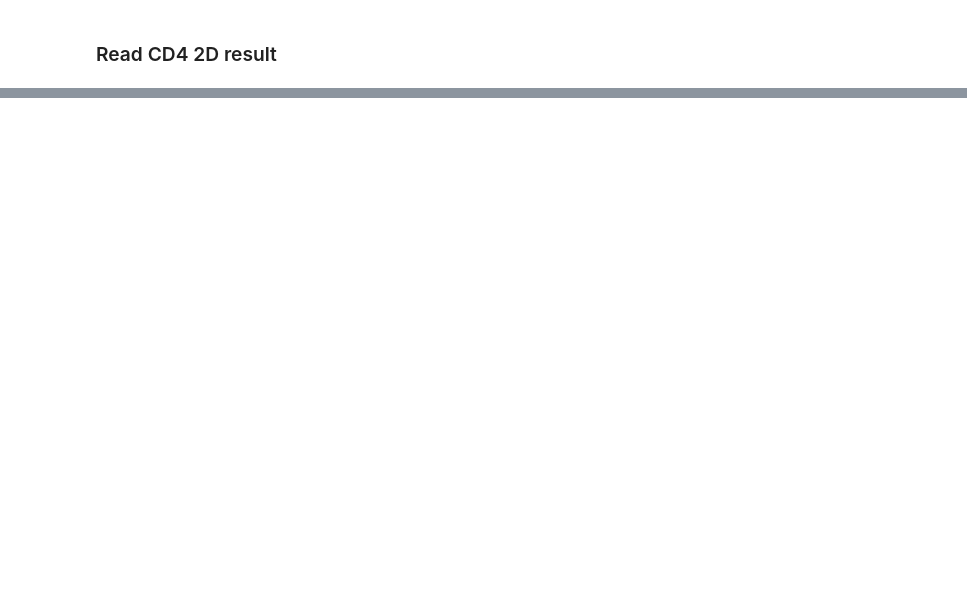
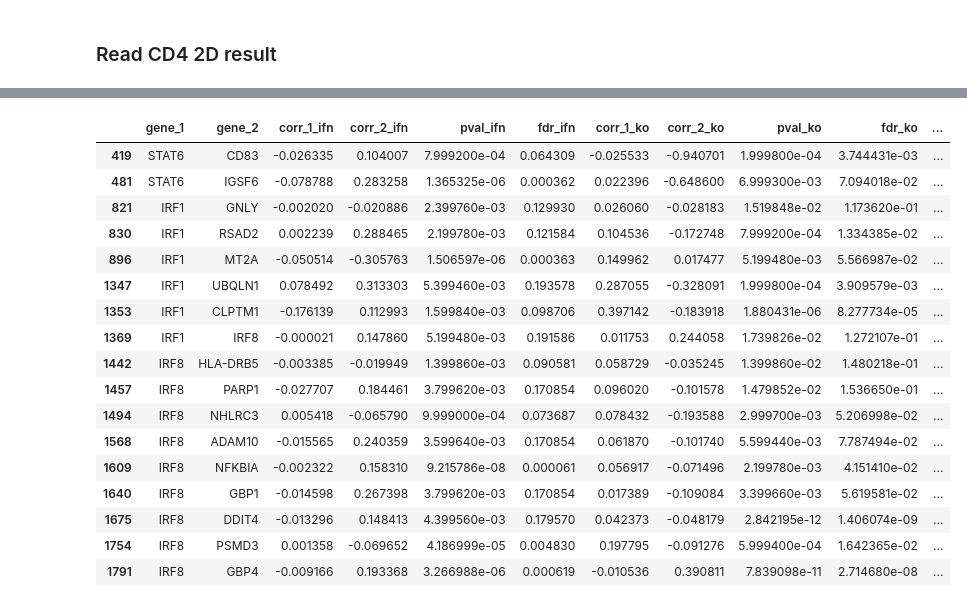
Before and after one commit to yelabucsf/scrna-parameter-estimation, a Jupyter notebook: examples/interferon_stimulation/interferon_cd4_2d_analysis_notebook.ipynb, the cells around one changed output, grey strips where cells are left out. Saved outputs shown, nothing was run; the diff lists cells and outputs as text; code cells hidden in the pictures; blank space fills up the shorter version.

```diff
--- a/examples/interferon_stimulation/interferon_cd4_2d_analysis_notebook.ipynb
+++ b/examples/interferon_stimulation/interferon_cd4_2d_analysis_notebook.ipynb
@@ -68,8 +162,22 @@ def organize_dc_result(result, adata):
 
     df = pd.DataFrame(
         data=list(zip(
-            ifn_adata.var.index[ifn_idxs_1[ifn_gene_pair_idx[:, 0]]],
-            ifn_adata.var.index[ifn_idxs_2[ifn_gene_pair_idx[:, 1]]],
-            ifn_dc_result[(ct + ' - ctrl', ct + ' - stim')]['corr_1'][ifn_gene_pair_idx[:, 0], ifn_gene_pair_idx[:, 1]],
-            ifn_dc_result[(ct + ' - ctrl', ct + ' - stim')]['corr_2'][ifn_gene_pair_idx[:, 0], ifn_gene_pair_idx[:, 1]])),
-        columns=['gene_1', 'gene_2', 'corr_1', 'corr_2'])
+            adata.var.index[idxs_1[gene_pair_idx[:, 0]]],
+            adata.var.index[idxs_2[gene_pair_idx[:, 1]]],
+            result['corr_1'][gene_pair_idx[:, 0], gene_pair_idx[:, 1]],
+            result['corr_2'][gene_pair_idx[:, 0], gene_pair_idx[:, 1]],
+            result['dc_pval'][gene_pair_idx[:, 0], gene_pair_idx[:, 1]],
+            result['dc_fdr'][gene_pair_idx[:, 0], gene_pair_idx[:, 1]])),
+        columns=['gene_1', 'gene_2', 'corr_1', 'corr_2', 'pval', 'fdr'])
+
+    return df
+def organize_1d_result(result, adata):
+
+    df = pd.DataFrame()
+    df['gene'] = adata.var.index.tolist()
+    df['de_diff'] = result['de_diff']
+    df['de_pval'] = result['de_pval']
+    df['de_fdr'] = result['de_fdr']
+    df['dv_pval'] = result['dv_pval']
+    df['dv_fdr'] = result['dv_fdr']
+    return df
@@ -82,5 +188,7 @@ with open(data_path + 'interferon_data/stim_effect_1d_moments.pkl', 'rb') as f:
     ifn_moment_dict_1d = pkl.load(f)
 with open(data_path + 'interferon_data/stim_effect_2d.pkl', 'rb') as f:
     ifn_dc_result = pkl.load(f)
+with open(data_path + 'interferon_data/stim_effect_1d.pkl', 'rb') as f:
+    ifn_de_dv_result = pkl.load(f)
 with open(data_path + 'interferon_data/stim_effect_ci_2d.pkl', 'rb') as f:
     ifn_corr_ci = pkl.load(f)
@@ -137,3 +237,14 @@ STAT6.57102489""".split()
 # %%
 cd4_results = {g:pkl.load(open(data_path + 'cd4_cropseq_data/diff_cor/{}.pkl'.format(g), 'rb'))[('WT', g)]
                for g in guides}
+cd4_df = []
+for g, res in cd4_results.items():
+
+    df = organize_dc_result(res, cd4_adata)
+    df['guide'] = g
+    df['target_gene'] = g.split('.')[0]
+    cd4_df.append(df)
+cd4_df = pd.concat(cd4_df)\
+    .query('corr_1 < 1 & corr_1 > -1 & corr_2 < 1 & corr_2 > -1')\
+    .query('fdr < 1')
+#cd4_df = cd4_df[cd4_df['target_gene'].isin(ifn_regulators)]
@@ -397,0 +425,23 @@ plot_diff_corr(dc_result, corr_ci, moment_dict_1d, 'CD4 T cells', 'STAT3', 'IFI6
+# %%
+combined_df = ifn_df.merge(cd4_df, on=['gene_1', 'gene_2'], suffixes=('_ifn', '_ko'), how='inner')
+# %%
+combined_df.query('fdr_ifn < 0.2 & fdr_ko < 0.2')
+# %% [output]
+|  | gene_1 | gene_2 | corr_1_ifn | corr_2_ifn | pval_ifn | fdr_ifn | corr_1_ko | corr_2_ko | pval_ko | fdr_ko | ... |
+| 419 | STAT6 | CD83 | -0.026335 | 0.104007 | 7.999200e-04 | 0.064309 | -0.025533 | -0.940701 | 1.999800e-04 | 3.744431e-03 | ... |
+| 481 | STAT6 | IGSF6 | -0.078788 | 0.283258 | 1.365325e-06 | 0.000362 | 0.022396 | -0.648600 | 6.999300e-03 | 7.094018e-02 | ... |
+| 821 | IRF1 | GNLY | -0.002020 | -0.020886 | 2.399760e-03 | 0.129930 | 0.026060 | -0.028183 | 1.519848e-02 | 1.173620e-01 | ... |
+| 830 | IRF1 | RSAD2 | 0.002239 | 0.288465 | 2.199780e-03 | 0.121584 | 0.104536 | -0.172748 | 7.999200e-04 | 1.334385e-02 | ... |
+| 896 | IRF1 | MT2A | -0.050514 | -0.305763 | 1.506597e-06 | 0.000363 | 0.149962 | 0.017477 | 5.199480e-03 | 5.566987e-02 | ... |
+| 1347 | IRF1 | UBQLN1 | 0.078492 | 0.313303 | 5.399460e-03 | 0.193578 | 0.287055 | -0.328091 | 1.999800e-04 | 3.909579e-03 | ... |
+| 1353 | IRF1 | CLPTM1 | -0.176139 | 0.112993 | 1.599840e-03 | 0.098706 | 0.397142 | -0.183918 | 1.880431e-06 | 8.277734e-05 | ... |
+| 1369 | IRF1 | IRF8 | -0.000021 | 0.147860 | 5.199480e-03 | 0.191586 | 0.011753 | 0.244058 | 1.739826e-02 | 1.272107e-01 | ... |
+| 1442 | IRF8 | HLA-DRB5 | -0.003385 | -0.019949 | 1.399860e-03 | 0.090581 | 0.058729 | -0.035245 | 1.399860e-02 | 1.480218e-01 | ... |
+| 1457 | IRF8 | PARP1 | -0.027707 | 0.184461 | 3.799620e-03 | 0.170854 | 0.096020 | -0.101578 | 1.479852e-02 | 1.536650e-01 | ... |
+| 1494 | IRF8 | NHLRC3 | 0.005418 | -0.065790 | 9.999000e-04 | 0.073687 | 0.078432 | -0.193588 | 2.999700e-03 | 5.206998e-02 | ... |
+| 1568 | IRF8 | ADAM10 | -0.015565 | 0.240359 | 3.599640e-03 | 0.170854 | 0.061870 | -0.101740 | 5.599440e-03 | 7.787494e-02 | ... |
+| 1609 | IRF8 | NFKBIA | -0.002322 | 0.158310 | 9.215786e-08 | 0.000061 | 0.056917 | -0.071496 | 2.199780e-03 | 4.151410e-02 | ... |
+| 1640 | IRF8 | GBP1 | -0.014598 | 0.267398 | 3.799620e-03 | 0.170854 | 0.017389 | -0.109084 | 3.399660e-03 | 5.619581e-02 | ... |
+| 1675 | IRF8 | DDIT4 | -0.013296 | 0.148413 | 4.399560e-03 | 0.179570 | 0.042373 | -0.048179 | 2.842195e-12 | 1.406074e-09 | ... |
+| 1754 | IRF8 | PSMD3 | 0.001358 | -0.069652 | 4.186999e-05 | 0.004830 | 0.197795 | -0.091276 | 5.999400e-04 | 1.642365e-02 | ... |
+| 1791 | IRF8 | GBP4 | -0.009166 | 0.193368 | 3.266988e-06 | 0.000619 | -0.010536 | 0.390811 | 7.839098e-11 | 2.714680e-08 | ... |
```
Also changed, not shown: parts of 82 cells of this notebook, 8 other files.
